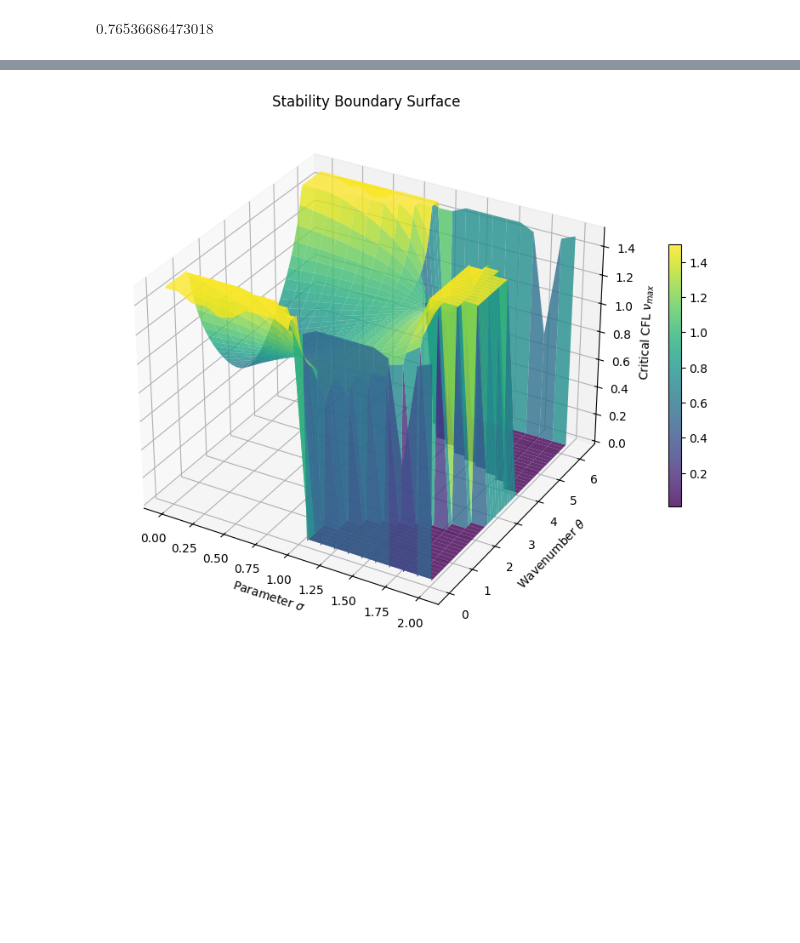
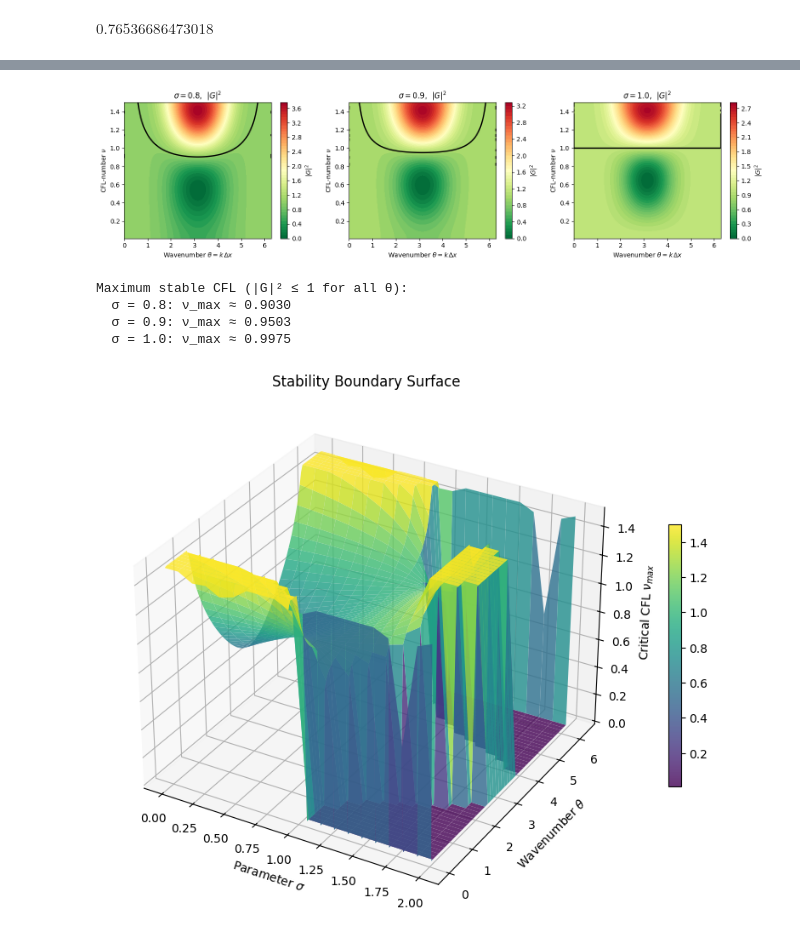
Before and after one commit to ukolov-ivan/mipt-vkr, a Jupyter notebook: src/sym.ipynb, the cells around one changed output, grey strips where cells are left out. Cells and saved outputs as stored; diff of their text form; code cells hidden in the pictures; blank space fills up the shorter version.

```diff
--- a/src/sym.ipynb
+++ b/src/sym.ipynb
@@ -189,0 +192,8 @@ $\displaystyle 6 \cdot \
+# %%
+# Coefficient of 3rd order deriv in expansion
+scalar = 6 / (a**3 * dt**3)
+error_vector = sp.Matrix([error_coeffs[k] for k in range(5)]) * scalar
+# IMPORTANT adjustment that determines the order (4th) and value of error
+error_vector[4] -= ((sigma - 1) * dx**4) * scalar / 24
+
+display(Math(fr"{sp.latex(error_vector.T)}^T"))
@@ -193,22 +205,25 @@ This creates a $5 \times 5$ matrix representing the "structure" of the 5-point s
 *   Each column corresponds to a stencil offset ($-2, -1, 0, 1, 2$).
 *   Because we already accounted for $1/k!$ and $\Delta x^k$ in the normalization step, the Taylor coefficient for offset $j$ and order $k$ is simply $j^k$. (The `0**k if k > 0 else 1` handles the $0^0 = 1$ edge case for the $u_i$ term).
 # %%
-taylor_coeffs_normalized = sp.Matrix([
-    [(-2)**k, (-1)**k, 0**k if k > 0 else 1, 1**k, 2**k]
+taylor_matrix = sp.Matrix([
+    [(j * dx)**k / sp.factorial(k) for j in (-2, -1, 0, 1, 2)]
     for k in range(5)
 ])
 
+# more readable format
+normalization = sp.diag(*[sp.factorial(k) / dx**k for k in range(5)])
+gcd = 6
 display(Math(
-    fr"{sp.latex(taylor_coeffs_normalized)} x = 6 \
-        \cdot {sp.latex(error_coeffs_normalized / 6)},\\[2em]"
+    fr"{sp.latex(sp.simplify(normalization * taylor_matrix))} x = {gcd} \
+        \cdot {sp.latex(sp.simplify(normalization * error_vector) / gcd)}"
 ))
 
-solution: sp.Matrix = taylor_coeffs_normalized.solve(error_coeffs_normalized)
+solution: sp.Matrix = taylor_matrix.solve(error_vector)
 
 # pretty printing factoring out of denominator
+gcd = 4 * dt**3 * dx**4 * a**3
 display(Math(
-    fr"x = {sp.latex(1 / (denom_gcd := 4 * dt**3 * dx**4 * a**3))} \
-        \cdot {sp.latex(sp.simplify(solution * denom_gcd))}"
+    fr"x = {sp.latex(1 / gcd)} \cdot {sp.latex(sp.simplify(solution * gcd))}"
 ))
 # %% [output]
 $\displaystyle \left[\begin{matrix}1 & 1 & 1 & 1 & 1\\-2 & -1 & 0 & 1 & 2\\4 & 1 & 0 & 1 & 4\\-8 & -1 & 0 & 1 & 8\\16 & 1 & 0 & 1 & 16\end{matrix}\right] x = 6 \
@@ -809,3 +822,11 @@ Maximum stable CFL (|G|² ≤ 1 for all θ):
+# %%
+plot_stability_region(sigma_values=(0.8, 0.9, 1.0))
+# %% [output]
+[figure, added]
+Maximum stable CFL (|G|² ≤ 1 for all θ):
+  σ = 0.8: ν_max ≈ 0.9030
+  σ = 0.9: ν_max ≈ 0.9503
+  σ = 1.0: ν_max ≈ 0.9975
 # %%
 def plot_3d_stability_surface(sigma_range: tuple[float, float] = (0.0, 2.0),
                              theta_range: tuple[float, float] = (0.0, 2*np.pi),
```
Also changed, not shown: parts of 5 cells of this notebook.
